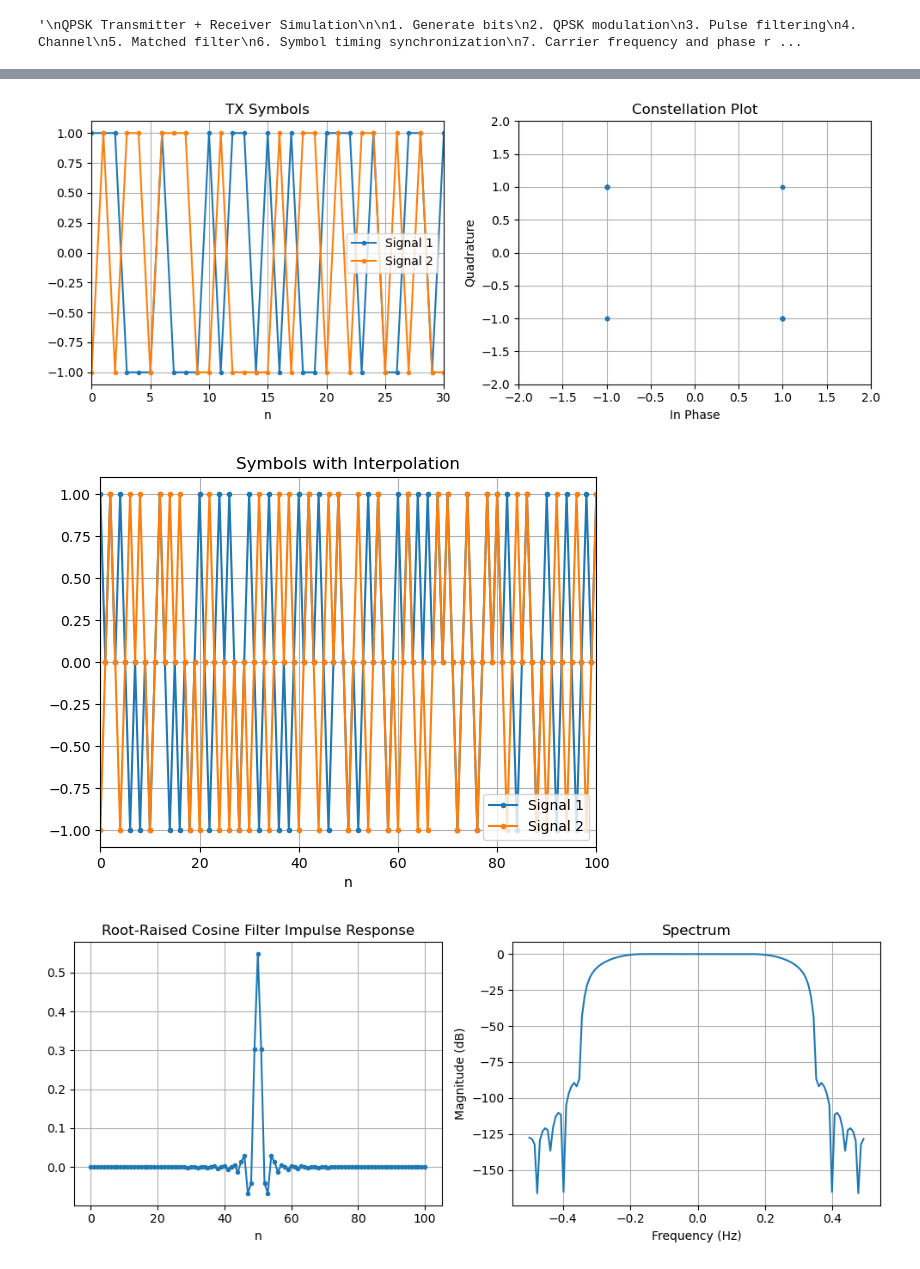
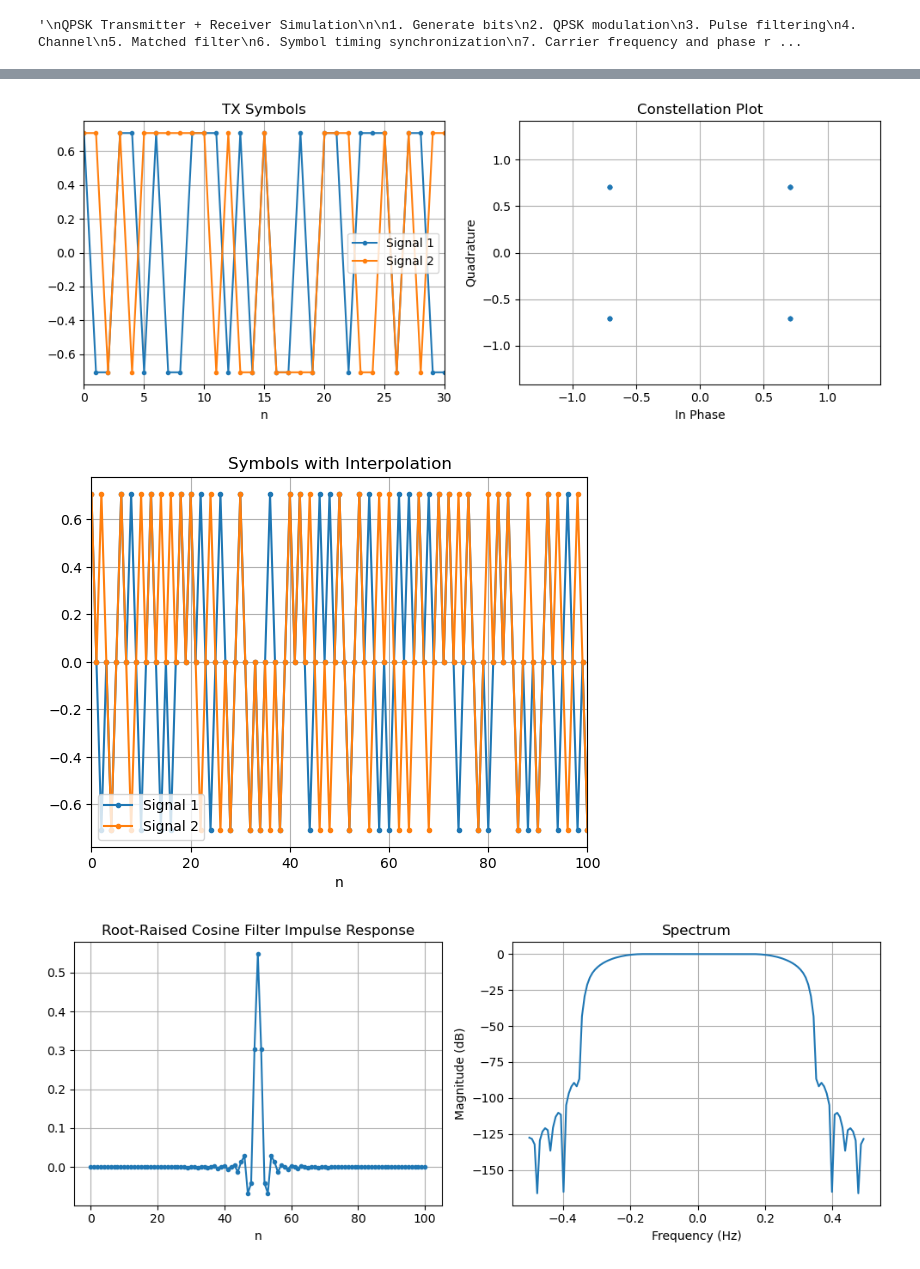
Before and after one commit to cddelong6626/sdr-notebooks, a Jupyter notebook: qpsk_sim.ipynb, the cells around one changed output, grey strips where cells are left out. Cells and saved outputs as stored; diff of their text form; code cells hidden in the pictures.

```diff
--- a/qpsk_sim.ipynb
+++ b/qpsk_sim.ipynb
@@ -32,6 +30,7 @@ Author: Cole Delong
 import scipy
 import numpy as np
 import matplotlib.pyplot as plt
+from numba import njit
 
 import importlib
 import utils
@@ -40,9 +39,9 @@ from utils import *
 
 
 # Constants
-SPS = int(2)                 # Large to see pulse shape well
+SPS = int(2)                        # Large to see pulse shape well
 N_BITS = 10**6
-N_SYMBOLS = int(N_BITS/2)     # qpsk: 2 bits/sample
+N_SYMBOLS = int(N_BITS/2) + 1       # qpsk: 2 bits/sample, differential coding: +1 symbol
 SNR_DB = 10
 # %%
 ### Generate bits ###
@@ -55,13 +54,17 @@ bit_pairs = bits_tx.reshape(-1, 2)
 # %%
 ### QPSK modulation ###
+
+# Use differential coding to account for phase ambiguity
 bits_to_sym_map = {
-    (0, 0):  1 + 1j,
-    (0, 1):  1 - 1j,
-    (1, 1): -1 - 1j,
-    (1, 0): -1 + 1j,
+    (0, 0): 1j ** 0,
+    (0, 1): 1j ** 1,
+    (1, 0): 1j ** 2,
+    (1, 1): 1j ** 3,
 }
 
-sym_tx = np.array([bits_to_sym_map[tuple(pair)] for pair in bit_pairs])
+sym_tx = np.array([np.exp(1j*np.pi/4)] + [0]*len(bit_pairs))
+for i, pair in enumerate(bit_pairs):
+    sym_tx[i+1] = sym_tx[i] * bits_to_sym_map[tuple(pair)]
 
 fig, axs = plt.subplots(1, 2, figsize=(10, 4))
 plot_signal(sym_tx.real, sym_tx.imag, title='TX Symbols', xlim=[0, 30], ax=axs[0])
@@ -69,18 +72,18 @@ plot_constellation(sym_tx, ax=axs[1])
 plt.tight_layout()
 plt.show()
 # %% [output]
-[figure, old version]
+[figure, new version]
 # %%
 ### Pulse filtering ###
 
 # Interpolate by factor of SPS
-sym_interp = np.zeros(N_SYMBOLS * SPS, dtype=complex)
+sym_interp = np.zeros(N_SYMBOLS * SPS, dtype=np.complex128)
 for i, sym in enumerate(sym_tx):
     sym_interp[i*SPS] = sym
 
 plot_signal(sym_interp.real, sym_interp.imag, title='Symbols with Interpolation', xlim=[0, 100])
 # %% [output]
-[figure, old version]
+[figure, new version]
 # %%
 h_rrc = rrc_coef(Ts=SPS)
 
```
Also changed, not shown: parts of 7 cells of this notebook.
